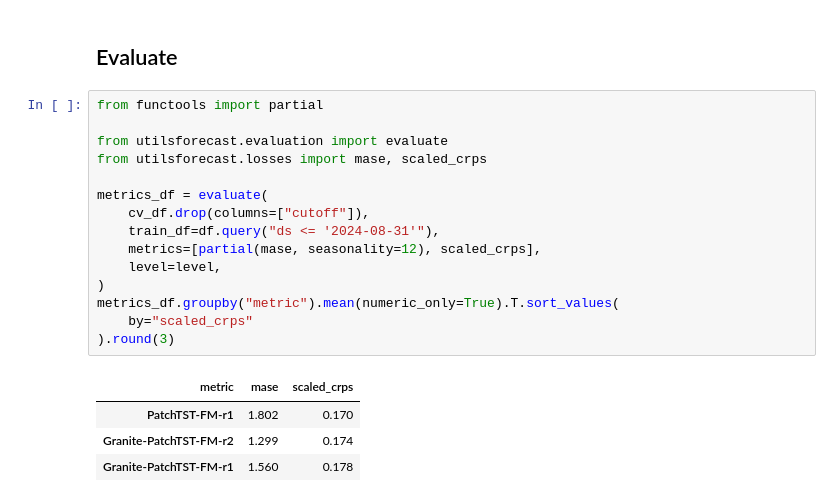
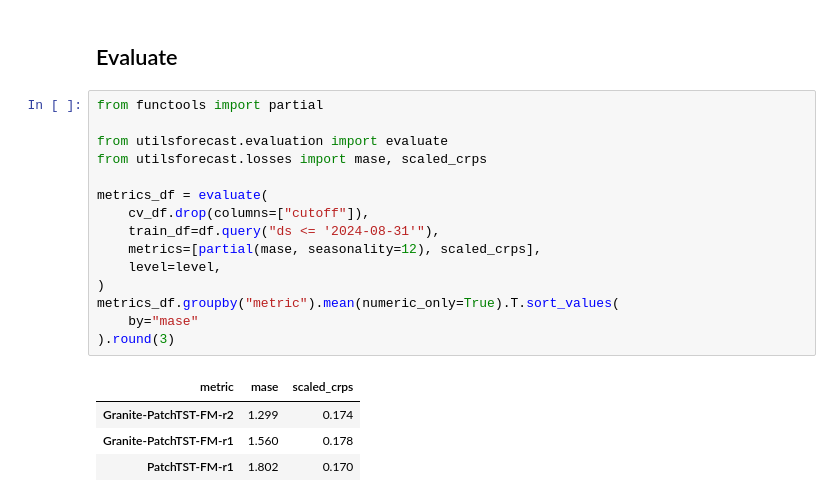
Before and after one commit to TimeCopilot/timecopilot, a Jupyter notebook: docs/examples/patchtst-fm-family.ipynb, the cells around one changed output. Saved outputs shown, nothing was run; the diff lists cells and outputs as text.

Commit message:
feat: add correct patchtst nb

```diff
--- a/docs/examples/patchtst-fm-family.ipynb
+++ b/docs/examples/patchtst-fm-family.ipynb
@@ -124,20 +125,20 @@ tcf.plot(df, cv_df.drop(columns=["cutoff", "y"]), level=[90])
 # %%
 from functools import partial
 
 from utilsforecast.evaluation import evaluate
 from utilsforecast.losses import mase, scaled_crps
 
 metrics_df = evaluate(
     cv_df.drop(columns=["cutoff"]),
     train_df=df.query("ds <= '2024-08-31'"),
     metrics=[partial(mase, seasonality=12), scaled_crps],
     level=level,
 )
 metrics_df.groupby("metric").mean(numeric_only=True).T.sort_values(
-    by="scaled_crps"
+    by="mase"
 ).round(3)
 # %% [output]
 | metric | mase | scaled_crps |
-| PatchTST-FM-r1 | 1.802 | 0.170 |
 | Granite-PatchTST-FM-r2 | 1.299 | 0.174 |
 | Granite-PatchTST-FM-r1 | 1.560 | 0.178 |
+| PatchTST-FM-r1 | 1.802 | 0.170 |
```
Also changed, not shown: parts of 4 cells of this notebook.
